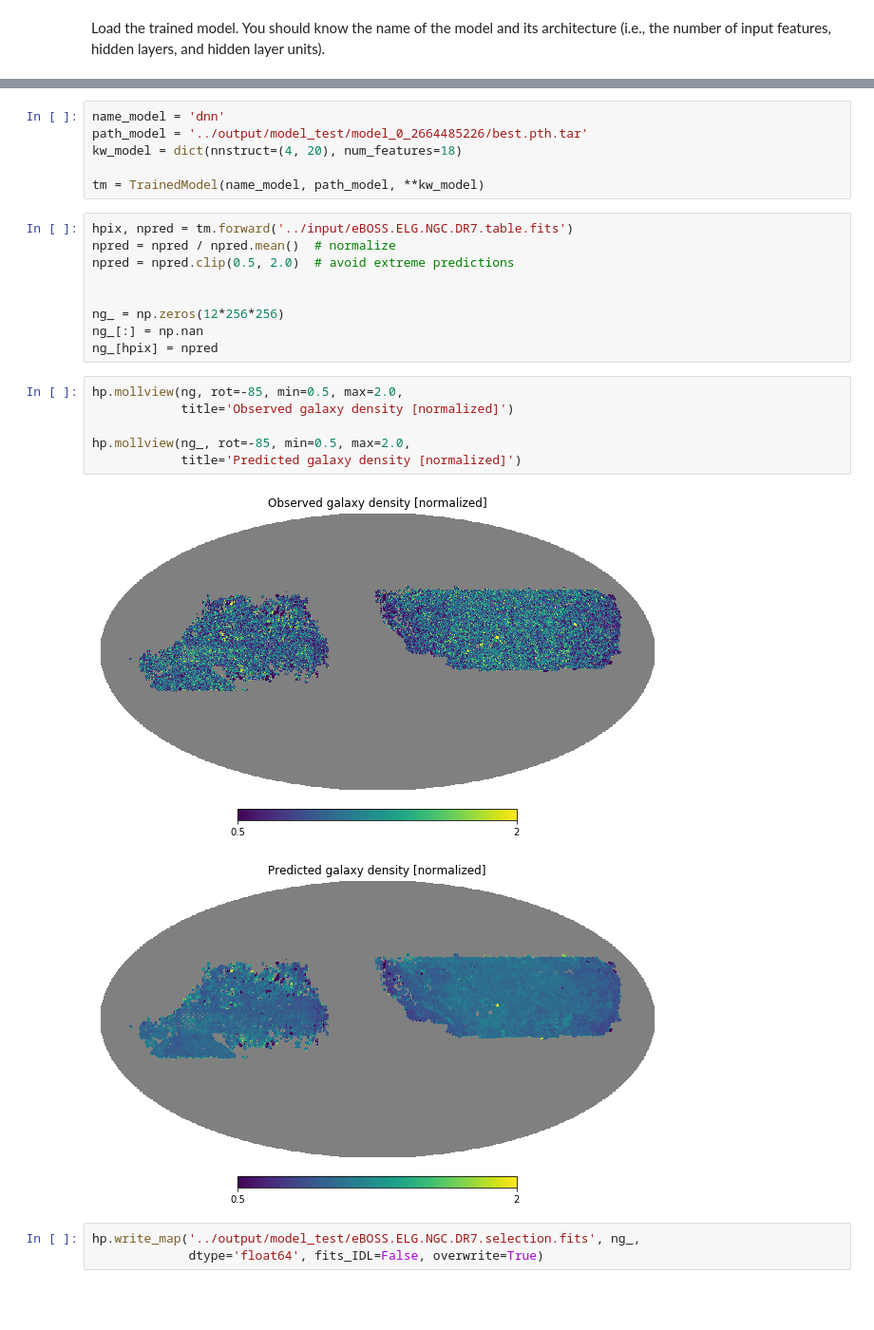
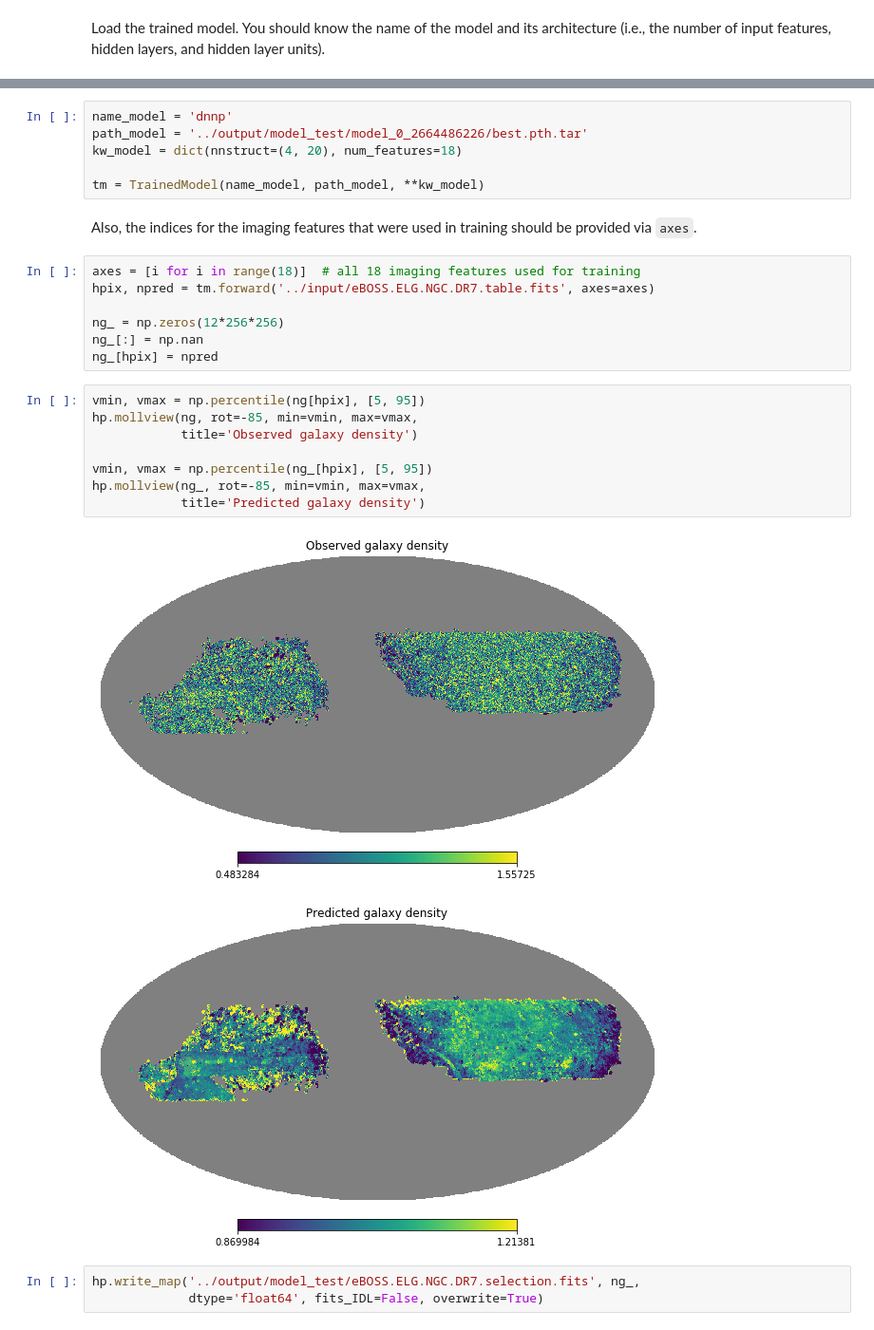
Before and after one commit to mehdirezaie/sysnetdev, a Jupyter notebook: notebooks/demo_decalsdr7.ipynb, the cells around one changed output, grey strips where cells are left out. Shown at 95% size. Drawn from its saved outputs; the diff is of its cells as text; blank space fills up the shorter version.

```diff
--- a/notebooks/demo_decalsdr7.ipynb
+++ b/notebooks/demo_decalsdr7.ipynb
@@ -211,27 +195,29 @@ Load the trained model. You should know the name of the model and its architectu
 # %%
-name_model = 'dnn'
-path_model = '../output/model_test/model_0_2664485226/best.pth.tar'
+name_model = 'dnnp'
+path_model = '../output/model_test/model_0_2664486226/best.pth.tar'
 kw_model = dict(nnstruct=(4, 20), num_features=18)
 
 tm = TrainedModel(name_model, path_model, **kw_model)
+# %% [markdown]
+Also, the indices for the imaging features that were used in training should be provided via `axes`.
 # %%
-hpix, npred = tm.forward('../input/eBOSS.ELG.NGC.DR7.table.fits')
-npred = npred / npred.mean()  # normalize
-npred = npred.clip(0.5, 2.0)  # avoid extreme predictions
-
+axes = [i for i in range(18)]  # all 18 imaging features used for training
+hpix, npred = tm.forward('../input/eBOSS.ELG.NGC.DR7.table.fits', axes=axes)
 
 ng_ = np.zeros(12*256*256)
 ng_[:] = np.nan
 ng_[hpix] = npred
 # %%
-hp.mollview(ng, rot=-85, min=0.5, max=2.0,
-            title='Observed galaxy density [normalized]')
+vmin, vmax = np.percentile(ng[hpix], [5, 95])
+hp.mollview(ng, rot=-85, min=vmin, max=vmax,
+            title='Observed galaxy density')
 
-hp.mollview(ng_, rot=-85, min=0.5, max=2.0,
-            title='Predicted galaxy density [normalized]')
+vmin, vmax = np.percentile(ng_[hpix], [5, 95])
+hp.mollview(ng_, rot=-85, min=vmin, max=vmax,
+            title='Predicted galaxy density')
 # %% [output]
-[figure, old version]
+[figure, new version]
-[figure, old version]
+[figure, new version]
 # %%
 hp.write_map('../output/model_test/eBOSS.ELG.NGC.DR7.selection.fits', ng_,
              dtype='float64', fits_IDL=False, overwrite=True)
```
Also changed, not shown: parts of 8 cells of this notebook.
